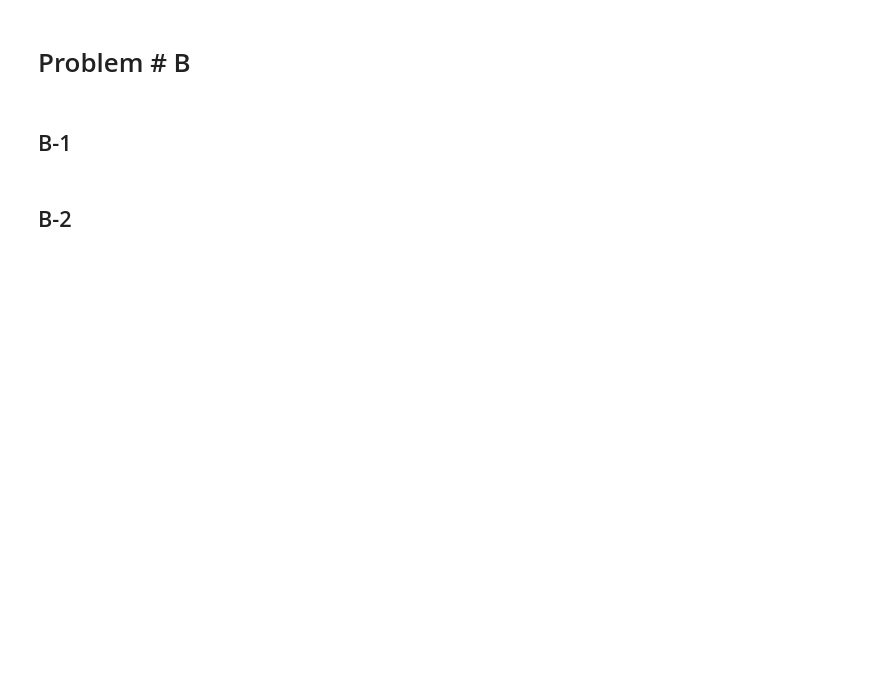
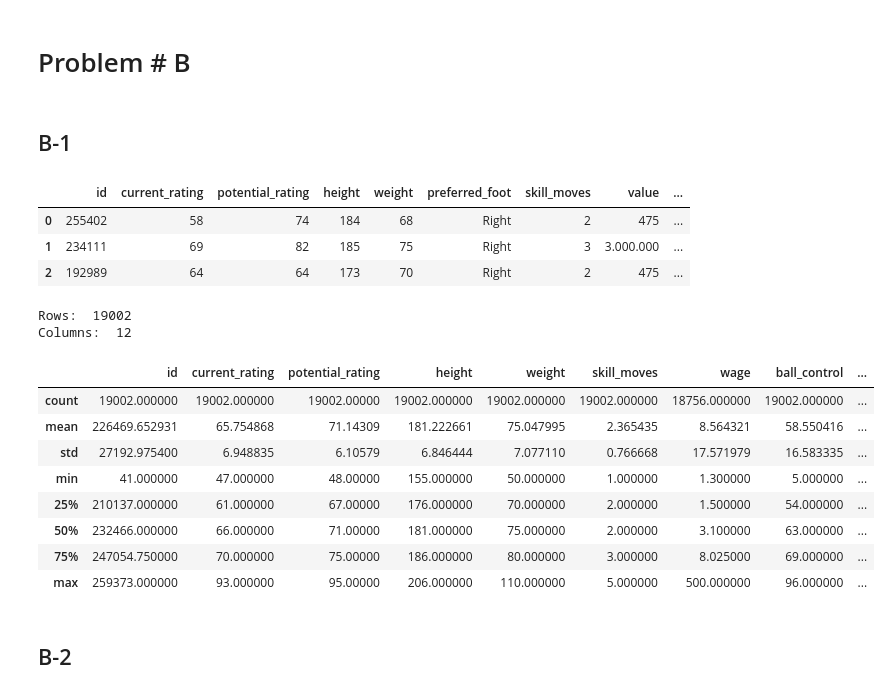
Before and after one commit to ABDULMOHSEEN-AlAli/ISE291_Project, a Jupyter notebook: Homework_3/Template HW-03.ipynb, the cells around one changed output. Cells and saved outputs as stored; diff of their text form; code cells hidden in the pictures; blank space fills up the shorter version.

```diff
--- a/Homework_3/Template HW-03.ipynb
+++ b/Homework_3/Template HW-03.ipynb
@@ -150,6 +150,29 @@ df.head(7)
 ## B-1
 # %%
 # Answers to B-1
+df = pd.read_csv('HW3_DataB.csv', delimiter=',') # read the file
+display(df.head(3)) # display the first 3 rows
+
+print("Rows: ", len(df.axes[0])) # number of rows
+print("Columns: ", len(df.axes[1])) # number of columns
+
+display(df.describe()) # display the statistical summaries
+# %% [output]
+|  | id | current_rating | potential_rating | height | weight | preferred_foot | skill_moves | value | ... |
+| 0 | 255402 | 58 | 74 | 184 | 68 | Right | 2 | 475 | ... |
+| 1 | 234111 | 69 | 82 | 185 | 75 | Right | 3 | 3.000.000 | ... |
+| 2 | 192989 | 64 | 64 | 173 | 70 | Right | 2 | 475 | ... |
+Rows:  19002
+Columns:  12
+|  | id | current_rating | potential_rating | height | weight | skill_moves | wage | ball_control | ... |
+| count | 19002.000000 | 19002.000000 | 19002.00000 | 19002.000000 | 19002.000000 | 19002.000000 | 18756.000000 | 19002.000000 | ... |
+| mean | 226469.652931 | 65.754868 | 71.14309 | 181.222661 | 75.047995 | 2.365435 | 8.564321 | 58.550416 | ... |
+| std | 27192.975400 | 6.948835 | 6.10579 | 6.846444 | 7.077110 | 0.766668 | 17.571979 | 16.583335 | ... |
+| min | 41.000000 | 47.000000 | 48.00000 | 155.000000 | 50.000000 | 1.000000 | 1.300000 | 5.000000 | ... |
+| 25% | 210137.000000 | 61.000000 | 67.00000 | 176.000000 | 70.000000 | 2.000000 | 1.500000 | 54.000000 | ... |
+| 50% | 232466.000000 | 66.000000 | 71.00000 | 181.000000 | 75.000000 | 2.000000 | 3.100000 | 63.000000 | ... |
+| 75% | 247054.750000 | 70.000000 | 75.00000 | 186.000000 | 80.000000 | 3.000000 | 8.025000 | 69.000000 | ... |
+| max | 259373.000000 | 93.000000 | 95.00000 | 206.000000 | 110.000000 | 5.000000 | 500.000000 | 96.000000 | ... |
 # %% [markdown]
 ## B-2
 # %% [markdown]
```
Also changed, not shown: parts of 4 cells of this notebook.
